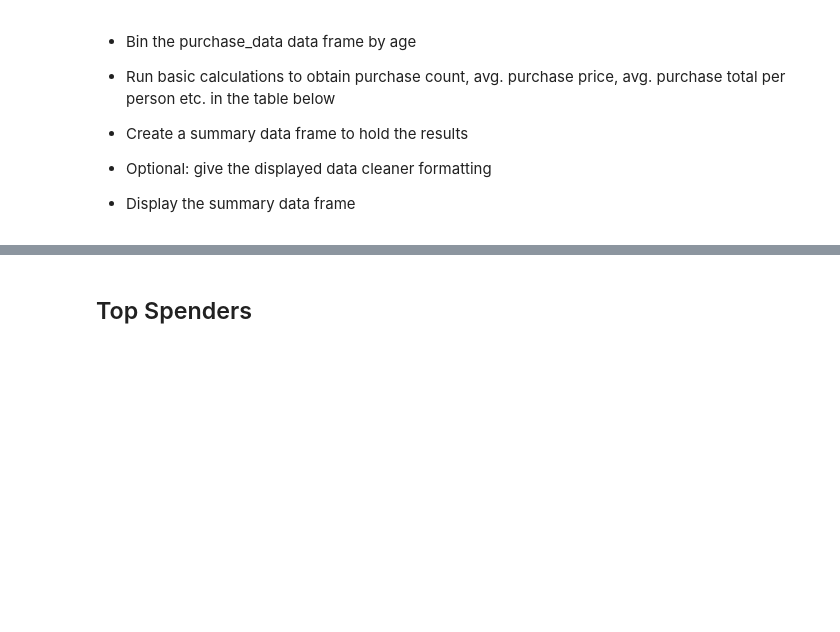
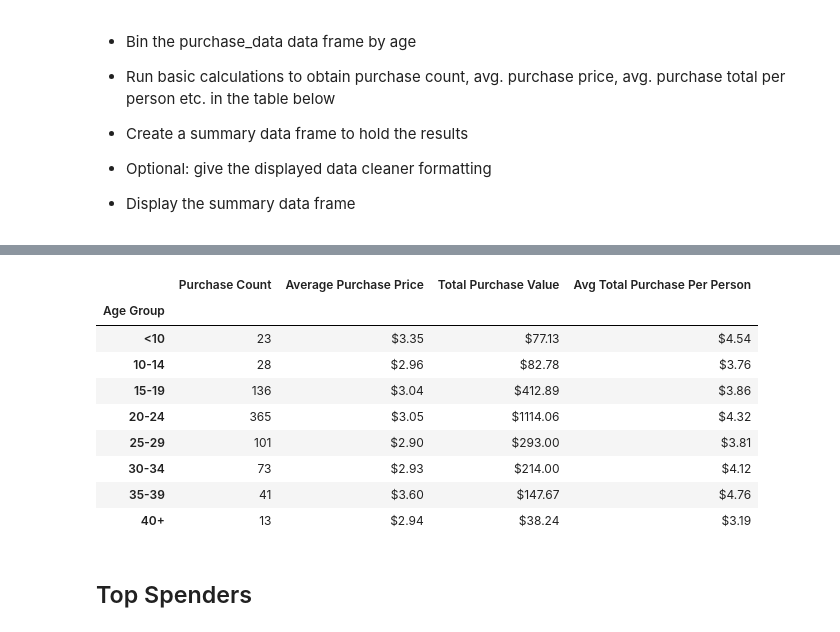
Before and after one commit to mchua004/pandas-challenge, a Jupyter notebook: HeroesOfPymoli/HeroesOfPymoli_starter.ipynb, the cells around one changed output, grey strips where cells are left out. Cells and saved outputs as stored; diff of their text form; code cells hidden in the pictures; blank space fills up the shorter version.

```diff
--- a/HeroesOfPymoli/HeroesOfPymoli_starter.ipynb
+++ b/HeroesOfPymoli/HeroesOfPymoli_starter.ipynb
@@ -194,3 +242,48 @@ gender_demo_df.head()
+# %%
+# Create a new DataFrame
+purch_age_df = purchase_data[["Purchase ID", "SN", "Age", "Gender", "Item ID", "Item Name", "Price"]]
+
+# Place the data series into a new column inside of the DataFrame
+purch_age_df["Age Group"] = pd.cut(purch_age_df["Age"], bins, labels=group_labels)
+
+# Create a GroupBy object based upon "View Group"
+group_purch_age_df = purch_age_df.groupby(["Age Group"])
+
+# Generate number count for each purchase per age group
+age_purchase_count = group_purch_age_df["Item ID"].count()
+
+# Generate average purchase price for each age group
+age_avg_purchase_price = group_purch_age_df["Price"].mean()
+
+# Generate the total purchase value for for each age group
+age_total_value = group_purch_age_df["Price"].sum()
+
+# Generate the average total purchase per age group for each gender
+age_avg_per_person = group_purch_age_df["Price"].sum()/ group_purch_age_df["SN"].nunique()
+
+# Creating a new DataFrame using data collected
+gender_purchases_df = pd.DataFrame({"Purchase Count": age_purchase_count,
+                                "Average Purchase Price": age_avg_purchase_price,
+                                "Total Purchase Value": age_total_value,
+                                "Avg Total Purchase Per Person": age_avg_per_person})
+
+# Use Map to format "Average Purchase Price", "Total Purchase Value", and "Avg Total Purchase Per Person" columns
+gender_purchases_df["Average Purchase Price"] = gender_purchases_df["Average Purchase Price"].map("${:.2f}".format)
+gender_purchases_df["Total Purchase Value"] = gender_purchases_df["Total Purchase Value"].map("${:.2f}".format)
+gender_purchases_df["Avg Total Purchase Per Person"] = gender_purchases_df["Avg Total Purchase Per Person"].map("${:.2f}".format)
+
+gender_purchases_df
+# %% [output]
+|  | Purchase Count | Average Purchase Price | Total Purchase Value | Avg Total Purchase Per Person |
+| Age Group |  |  |  |  |
+| <10 | 23 | $3.35 | $77.13 | $4.54 |
+| 10-14 | 28 | $2.96 | $82.78 | $3.76 |
+| 15-19 | 136 | $3.04 | $412.89 | $3.86 |
+| 20-24 | 365 | $3.05 | $1114.06 | $4.32 |
+| 25-29 | 101 | $2.90 | $293.00 | $3.81 |
+| 30-34 | 73 | $2.93 | $214.00 | $4.12 |
+| 35-39 | 41 | $3.60 | $147.67 | $4.76 |
+| 40+ | 13 | $2.94 | $38.24 | $3.19 |
 # %% [markdown]
 ## Top Spenders
 # %% [markdown]
```
Also changed, not shown: parts of 11 cells of this notebook.
